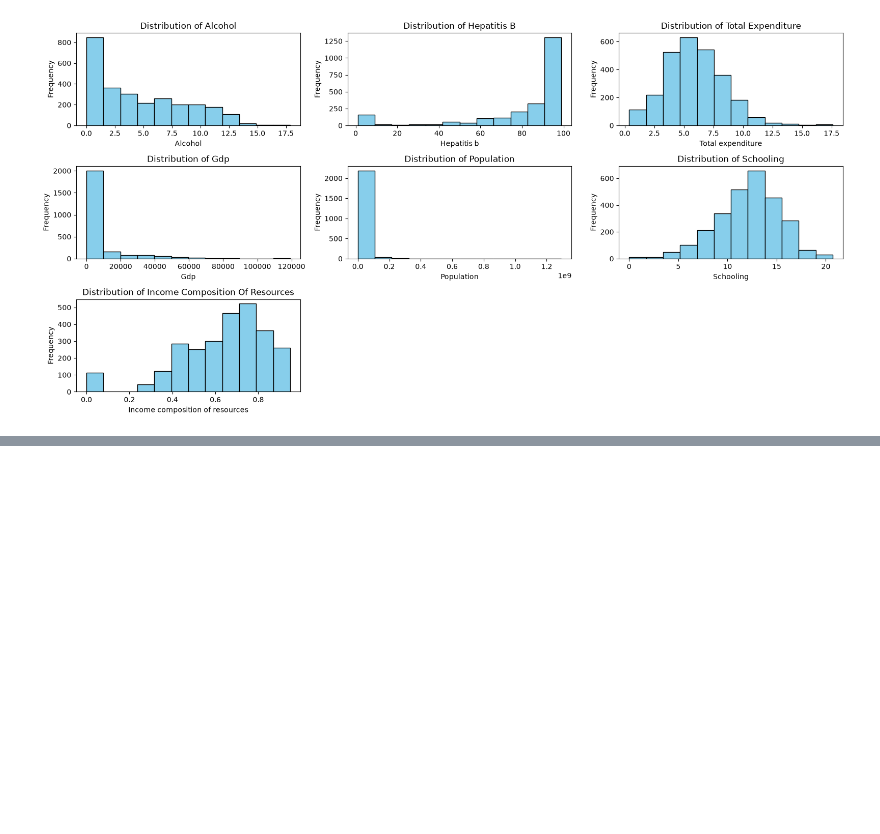
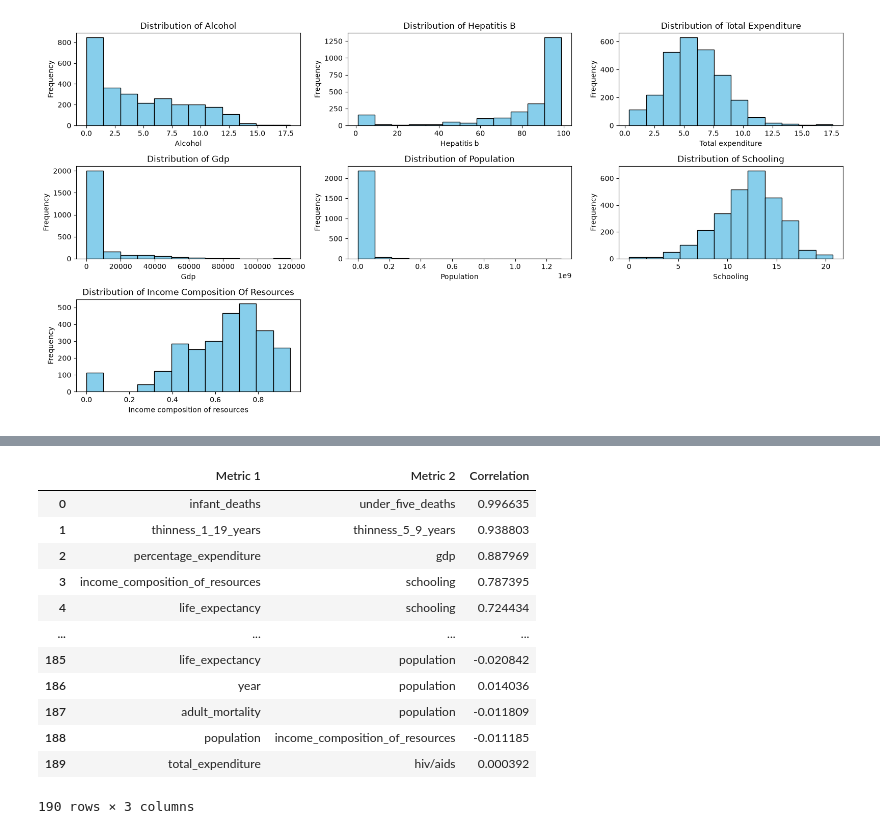
Before and after one commit to Oluwatomilola-Affar/Predictive-Modeling-of-Global-Life-Expectancy, a Jupyter notebook: expectancy.ipynb, the cells around one changed output, grey strips where cells are left out. Drawn from its saved outputs; the diff is of its cells as text; code cells hidden in the pictures; blank space fills up the shorter version.

Commit message:
Correlation Matrix

```diff
--- a/expectancy.ipynb
+++ b/expectancy.ipynb
@@ -86,3 +86,11 @@ for j in range(len(imp_cols), len(axes)):
 plt.tight_layout()
 # %% [output]
 [figure]
+# %%
+for col in imp_mean_col:
+    mean_val = data[col].mean()
+    data[col] = data[col].fillna(mean_val)
+
+for col in imp_median_col:
+    median_val = data[col].median()
+    data[col] = data[col].fillna(median_val)
@@ -88,0 +117,30 @@ plt.tight_layout()
+# %%
+corr_matrix_cols = (
+    data.select_dtypes("number").corr()
+)
+corr_mask = np.triu(np.ones_like(corr_matrix_cols, dtype = bool))
+masked_corr_matrix = corr_matrix_cols.mask(corr_mask)
+
+cleaned_corr_matrix = (
+    masked_corr_matrix.unstack()
+    .dropna()
+    .reset_index()
+)
+cleaned_corr_matrix.columns = ["Metric 1", "Metric 2", "Correlation"]
+cleaned_corr_matrix["Abs_Corr"] = cleaned_corr_matrix["Correlation"].abs()
+cleaned_corr_matrix = cleaned_corr_matrix.sort_values(by = "Abs_Corr", ascending = False).drop(columns = ["Abs_Corr"]).reset_index(drop = True)
+cleaned_corr_matrix
+# %% [output]
+|  | Metric 1 | Metric 2 | Correlation |
+| 0 | infant_deaths | under_five_deaths | 0.996635 |
+| 1 | thinness_1_19_years | thinness_5_9_years | 0.938803 |
+| 2 | percentage_expenditure | gdp | 0.887969 |
+| 3 | income_composition_of_resources | schooling | 0.787395 |
+| 4 | life_expectancy | schooling | 0.724434 |
+| ... | ... | ... | ... |
+| 185 | life_expectancy | population | -0.020842 |
+| 186 | year | population | 0.014036 |
+| 187 | adult_mortality | population | -0.011809 |
+| 188 | population | income_composition_of_resources | -0.011185 |
+| 189 | total_expenditure | hiv/aids | 0.000392 |
+190 rows × 3 columns
```
Also changed, not shown: parts of 1 cell of this notebook.
